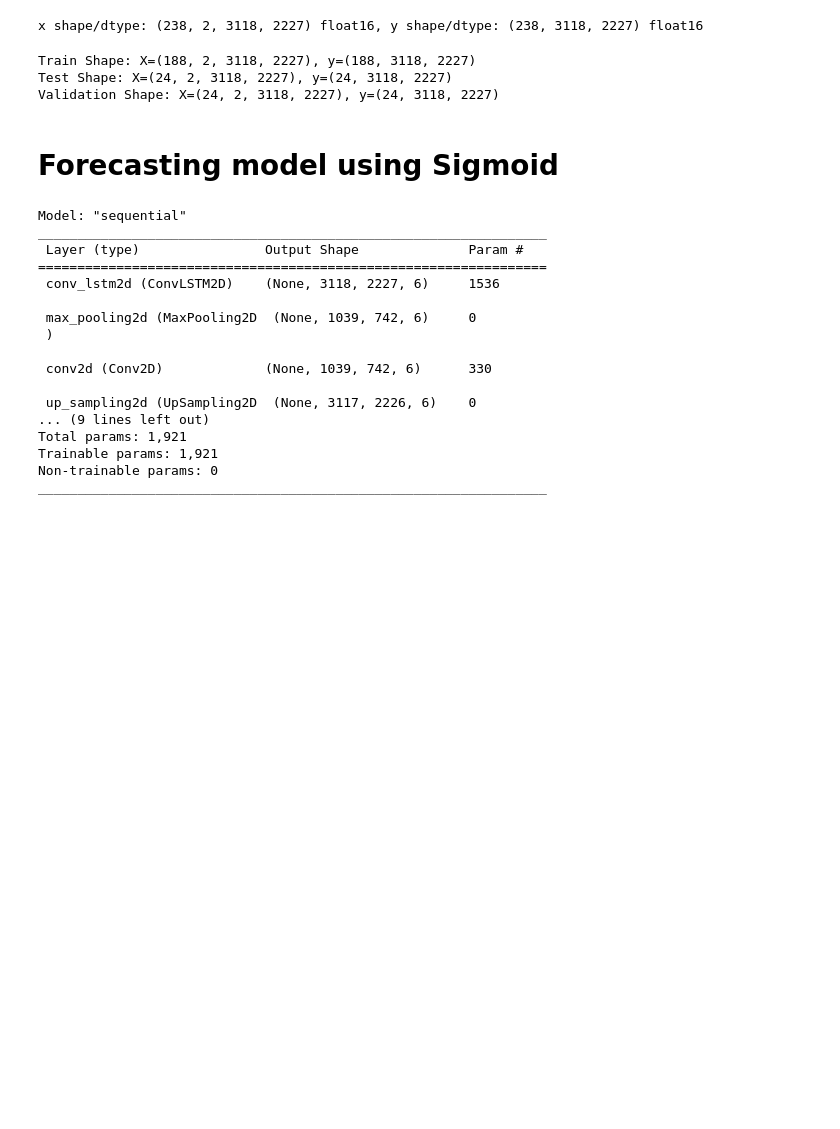
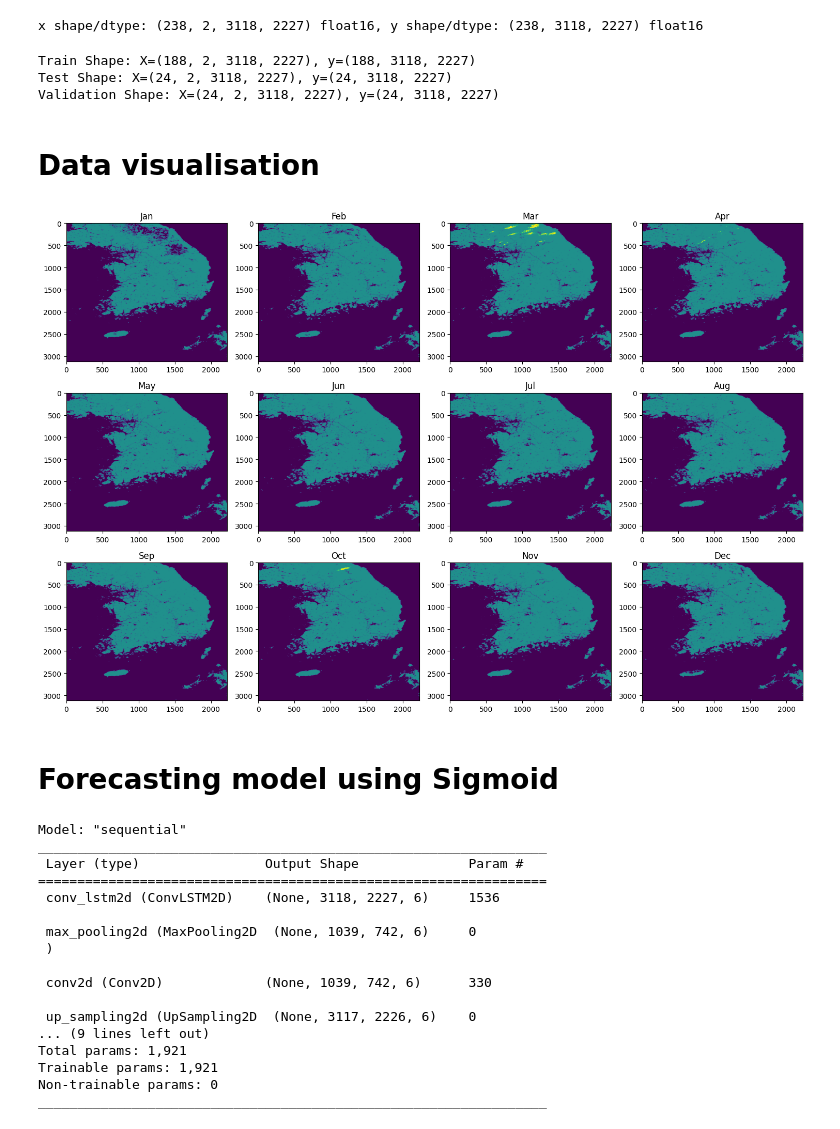
Before and after one commit to Tom-v-G/UC_wildfire_forecasting, a Jupyter notebook: data visualisation Rajiv.ipynb, the cells around one changed output. Drawn from its saved outputs; the diff is of its cells as text; code cells hidden in the pictures; blank space fills up the shorter version.

```diff
--- a/data visualisation Rajiv.ipynb
+++ b/data visualisation Rajiv.ipynb
@@ -430,6 +410,42 @@ X_val, y_val = val
 Train Shape: X=(188, 2, 3118, 2227), y=(188, 3118, 2227)
 Test Shape: X=(24, 2, 3118, 2227), y=(24, 3118, 2227)
 Validation Shape: X=(24, 2, 3118, 2227), y=(24, 3118, 2227)
+# %% [markdown]
+# Data visualisation
+# %%
+# Plot the fires per month on 12 seperate subplots over a span of 2 years
+def plot_fires_per_month(data, last_years=6, vmin=0, vmax=2):
+    """
+    Plot the fire occurrences per month over the span of the last specified years
+    using imshow.
+
+    :param data: A numpy array of shape (months, height, width).
+    :param last_years: Number of years to include in the plot.
+    """
+    num_months = 12
+    total_months = last_years * num_months
+    start_month = data.shape[0] - total_months
+
+    # Plotting
+    fig, axs = plt.subplots(3, 4, figsize=(15, 10))
+    axs = axs.flatten()
+    month_labels = ['Jan', 'Feb', 'Mar', 'Apr', 'May', 'Jun', 'Jul', 'Aug', 'Sep', 'Oct', 'Nov', 'Dec']
+
+    for i in range(num_months):
+        month_index = start_month + i
+        axs[i].imshow(data[month_index % data.shape[0]], cmap='viridis', aspect='auto', vmin=vmin, vmax=vmax)
+        axs[i].set_title(f"{month_labels[i]}")
+        axs[i].axis('on')  # Hide axis for image plot
+
+    plt.tight_layout()
+    plt.show()
+
+# Example usage
+# Assuming 'data' is your dataset with shape (240, 3118, 2227)
+# Replace this with your actual dataset
+plot_fires_per_month(classification_data, last_years=6, vmin=0, vmax=2)
+# %% [output]
+[figure, added]
 # %% [markdown]
 # Forecasting model using Sigmoid
 # %%
```
Also changed, not shown: parts of 47 cells of this notebook.
